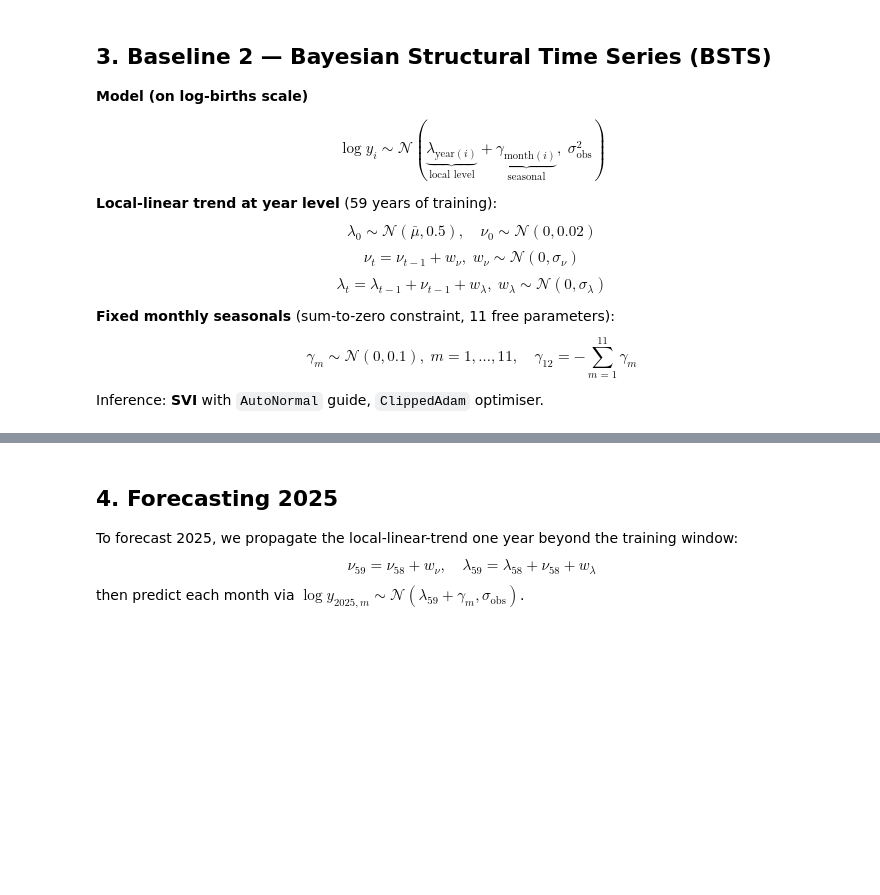
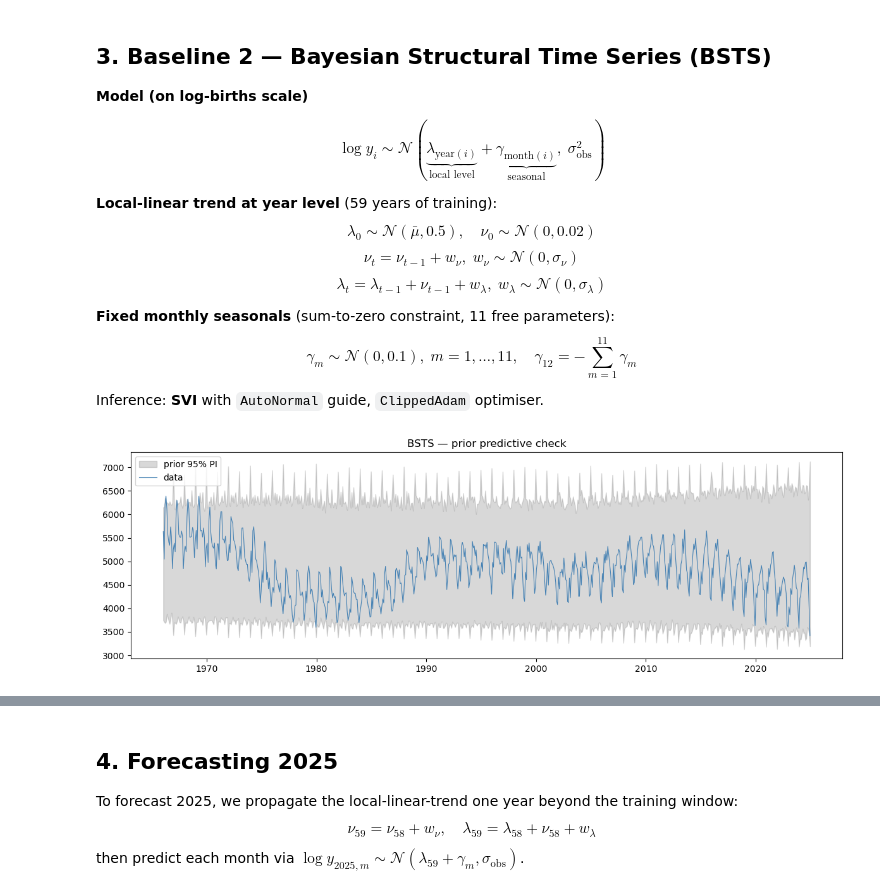
Before and after one commit to jacobfoss02/Banger-MBML, a Jupyter notebook: 01_baselines.ipynb, the cells around one changed output, grey strips where cells are left out. Saved outputs shown, nothing was run; the diff lists cells and outputs as text; code cells hidden in the pictures; blank space fills up the shorter version.

```diff
--- a/01_baselines.ipynb
+++ b/01_baselines.ipynb
@@ -248,21 +236,25 @@ print("Model trace sites:", list(trace.nodes.keys())[:12], "...")
 # %%
-# Prior predictive check — do prior samples look vaguely plausible?
-prior_pred = Predictive(bsts_model, num_samples=200)(year_idx_tr, month_idx_tr)
-prior_obs = prior_pred["obs"].numpy()  # (200, 708)
+# Prior predictive check
+prior_pred = Predictive(bsts_model_simple, num_samples=200)(year_idx_tr, month_idx_tr)
+z_prior_obs = prior_pred["obs"].numpy()  # (200, 708) i Z-skala
+
+# Transformere tilbake til log-skala, deretter til faktiske fødsler
+prior_obs = np.exp((z_prior_obs * LOG_STD) + LOG_MEAN)
 
 fig, ax = plt.subplots(figsize=(12, 4))
 ax.fill_between(
     train["date"],
-    np.exp(np.percentile(prior_obs, 2.5, axis=0)),
-    np.exp(np.percentile(prior_obs, 97.5, axis=0)),
+    np.percentile(prior_obs, 2.5, axis=0),
+    np.percentile(prior_obs, 97.5, axis=0),
     alpha=0.3, color="grey", label="prior 95% PI",
 )
 ax.plot(train["date"], train["births"], color="steelblue", lw=0.8, label="data")
 ax.set_title("BSTS — prior predictive check")
 ax.legend()
 plt.tight_layout()
-plt.savefig(PROJ / "01_bsts_prior_predictive.png", dpi=120, bbox_inches="tight")
 plt.show()
+# %% [output]
+[figure, added]
 # %%
 # SVI training
 pyro.clear_param_store()
```
Also changed, not shown: parts of 12 cells of this notebook, 18 other files.
